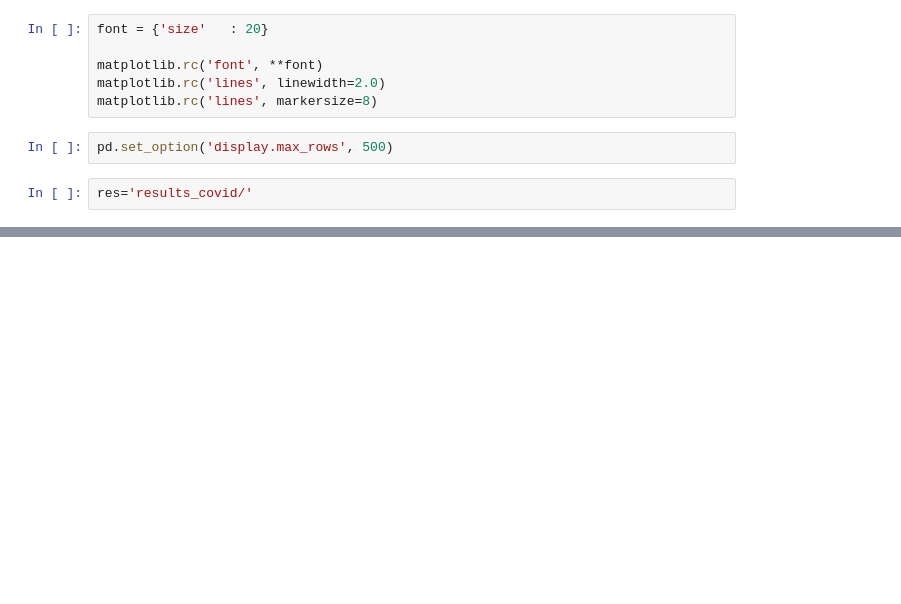
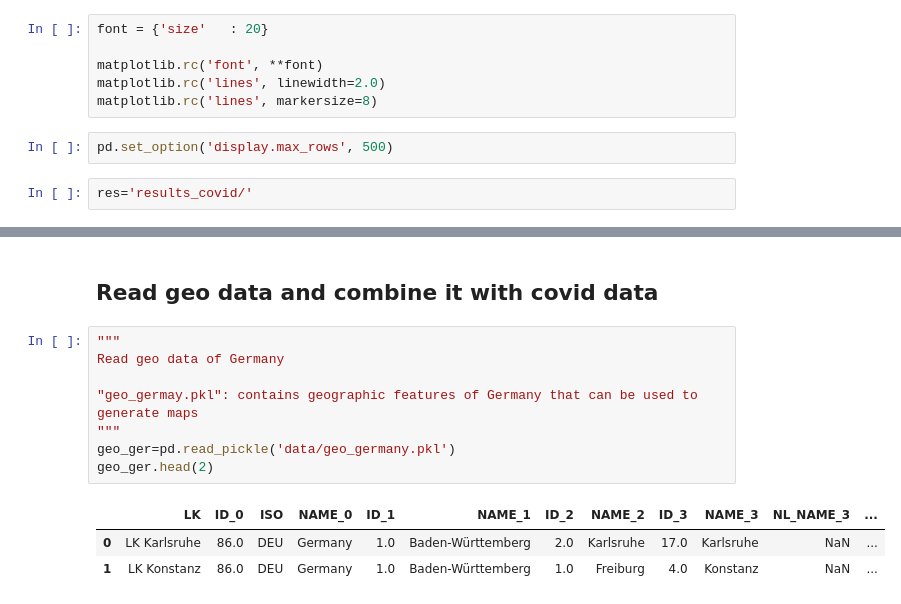
Before and after one commit to HuiranLiu/Long-distance-travel-human-mobility, a Jupyter notebook: Levy-Covid19.ipynb, the cells around one changed output, grey strips where cells are left out. Saved outputs shown, nothing was run; the diff lists cells and outputs as text; blank space fills up the shorter version.

Commit message:
covid and flu updated

```diff
--- a/Levy-Covid19.ipynb
+++ b/Levy-Covid19.ipynb
@@ -360,0 +101,14 @@ for week in list_of_weeks:
+# %% [markdown]
+## Read geo data and combine it with covid data
+# %%
+"""
+Read geo data of Germany
+
+"geo_germay.pkl": contains geographic features of Germany that can be used to generate maps
+"""
+geo_ger=pd.read_pickle('data/geo_germany.pkl')
+geo_ger.head(2)
+# %% [output]
+|  | LK | ID_0 | ISO | NAME_0 | ID_1 | NAME_1 | ID_2 | NAME_2 | ID_3 | NAME_3 | NL_NAME_3 | ... |
+| 0 | LK Karlsruhe | 86.0 | DEU | Germany | 1.0 | Baden-Württemberg | 2.0 | Karlsruhe | 17.0 | Karlsruhe | NaN | ... |
+| 1 | LK Konstanz | 86.0 | DEU | Germany | 1.0 | Baden-Württemberg | 1.0 | Freiburg | 4.0 | Konstanz | NaN | ... |
```
Also changed, not shown: parts of 39 cells of this notebook, 10 other files.
